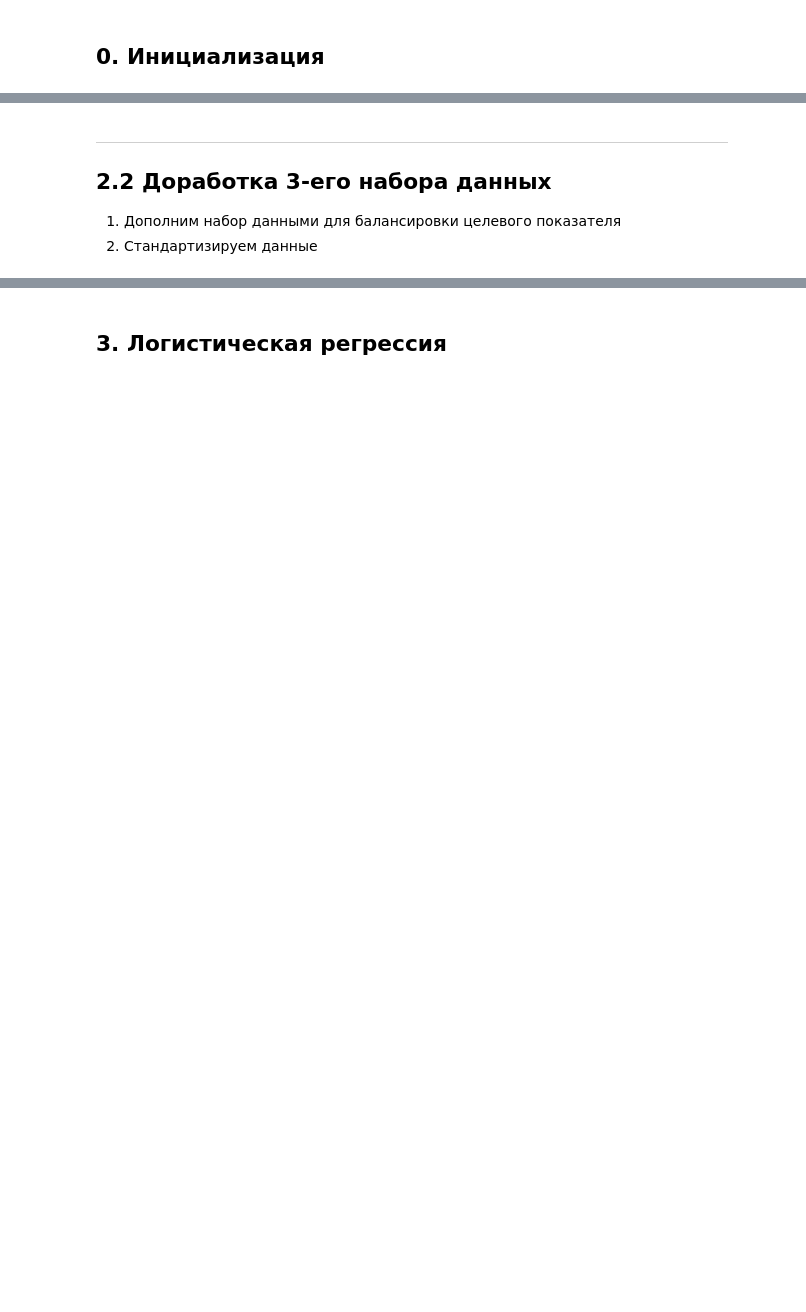
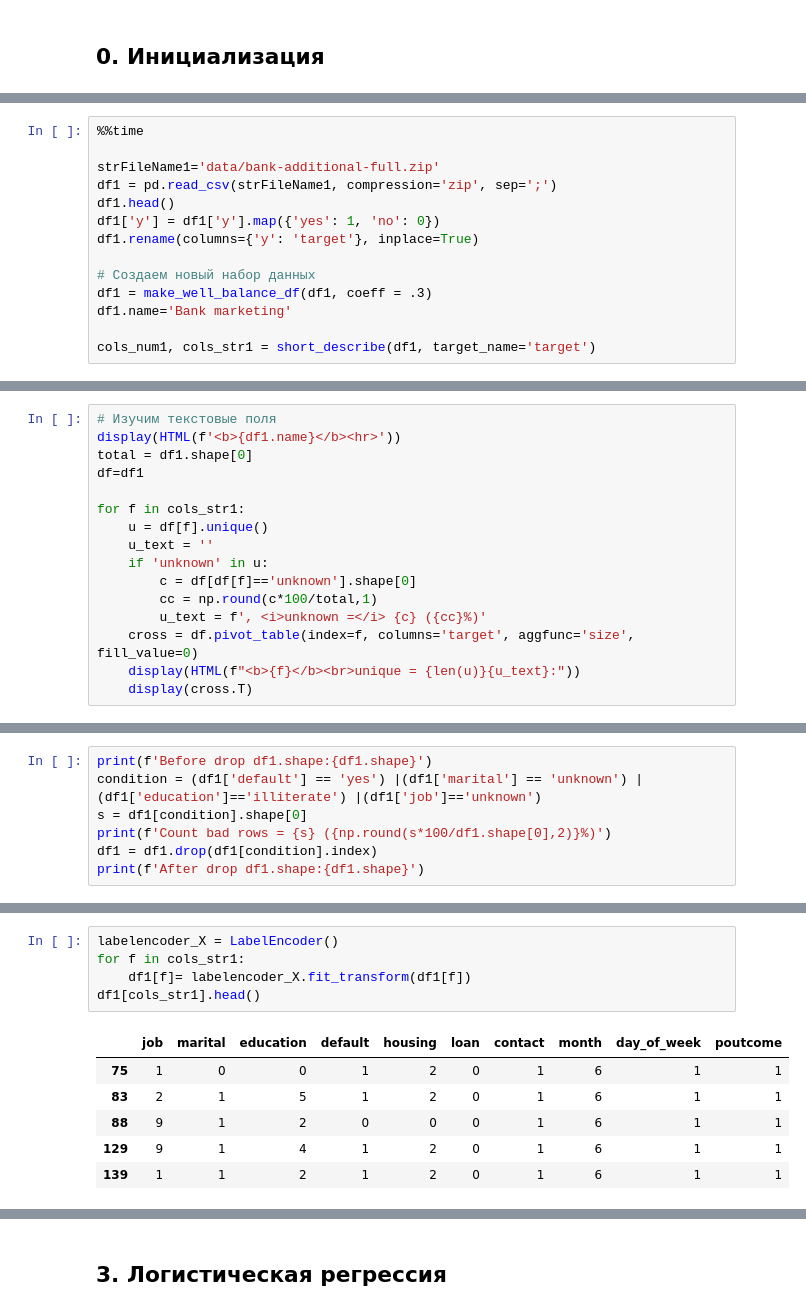
Before and after one commit to totkin/MLBasic202308, a Jupyter notebook: logreg.ipynb, the cells around one changed output, grey strips where cells are left out. Drawn from its saved outputs; the diff is of its cells as text; blank space fills up the shorter version.

```diff
--- a/logreg.ipynb
+++ b/logreg.ipynb
@@ -163,0 +96,14 @@ None
+# %%
+%%time
+
+strFileName1='data/bank-additional-full.zip'
+df1 = pd.read_csv(strFileName1, compression='zip', sep=';')
+df1.head()
+df1['y'] = df1['y'].map({'yes': 1, 'no': 0})
+df1.rename(columns={'y': 'target'}, inplace=True)
+
+# Создаем новый набор данных
+df1 = make_well_balance_df(df1, coeff = .3)
+df1.name='Bank marketing'
+
+cols_num1, cols_str1 = short_describe(df1, target_name='target')
@@ -163,0 +152,16 @@ None
+# %%
+# Изучим текстовые поля
+display(HTML(f'<b>{df1.name}</b><hr>'))
+total = df1.shape[0]
+df=df1
+
+for f in cols_str1:
+    u = df[f].unique()
+    u_text = ''
+    if 'unknown' in u:
+        c = df[df[f]=='unknown'].shape[0]
+        cc = np.round(c*100/total,1)
+        u_text = f', <i>unknown =</i> {c} ({cc}%)'
+    cross = df.pivot_table(index=f, columns='target', aggfunc='size', fill_value=0)
+    display(HTML(f"<b>{f}</b><br>unique = {len(u)}{u_text}:"))
+    display(cross.T)
@@ -163,0 +205,7 @@ None
+# %%
+print(f'Before drop df1.shape:{df1.shape}')
+condition = (df1['default'] == 'yes') |(df1['marital'] == 'unknown') |(df1['education']=='illiterate') |(df1['job']=='unknown')
+s = df1[condition].shape[0]
+print(f'Count bad rows = {s} ({np.round(s*100/df1.shape[0],2)}%)')
+df1 = df1.drop(df1[condition].index)
+print(f'After drop df1.shape:{df1.shape}')
@@ -196,6 +220,12 @@ Wall time: 308 ms
-# %% [markdown]
----
-## 2.2 Доработка 3-его набора данных
-
-1. Дополним набор данными для балансировки целевого показателя
-2. Стандартизируем данные
+# %%
+labelencoder_X = LabelEncoder()
+for f in cols_str1:
+    df1[f]= labelencoder_X.fit_transform(df1[f])
+df1[cols_str1].head()
+# %% [output]
+|  | job | marital | education | default | housing | loan | contact | month | day_of_week | poutcome |
+| 75 | 1 | 0 | 0 | 1 | 2 | 0 | 1 | 6 | 1 | 1 |
+| 83 | 2 | 1 | 5 | 1 | 2 | 0 | 1 | 6 | 1 | 1 |
+| 88 | 9 | 1 | 2 | 0 | 0 | 0 | 1 | 6 | 1 | 1 |
+| 129 | 9 | 1 | 4 | 1 | 2 | 0 | 1 | 6 | 1 | 1 |
+| 139 | 1 | 1 | 2 | 1 | 2 | 0 | 1 | 6 | 1 | 1 |
```
Also changed, not shown: parts of 63 cells of this notebook, 5 other files.
